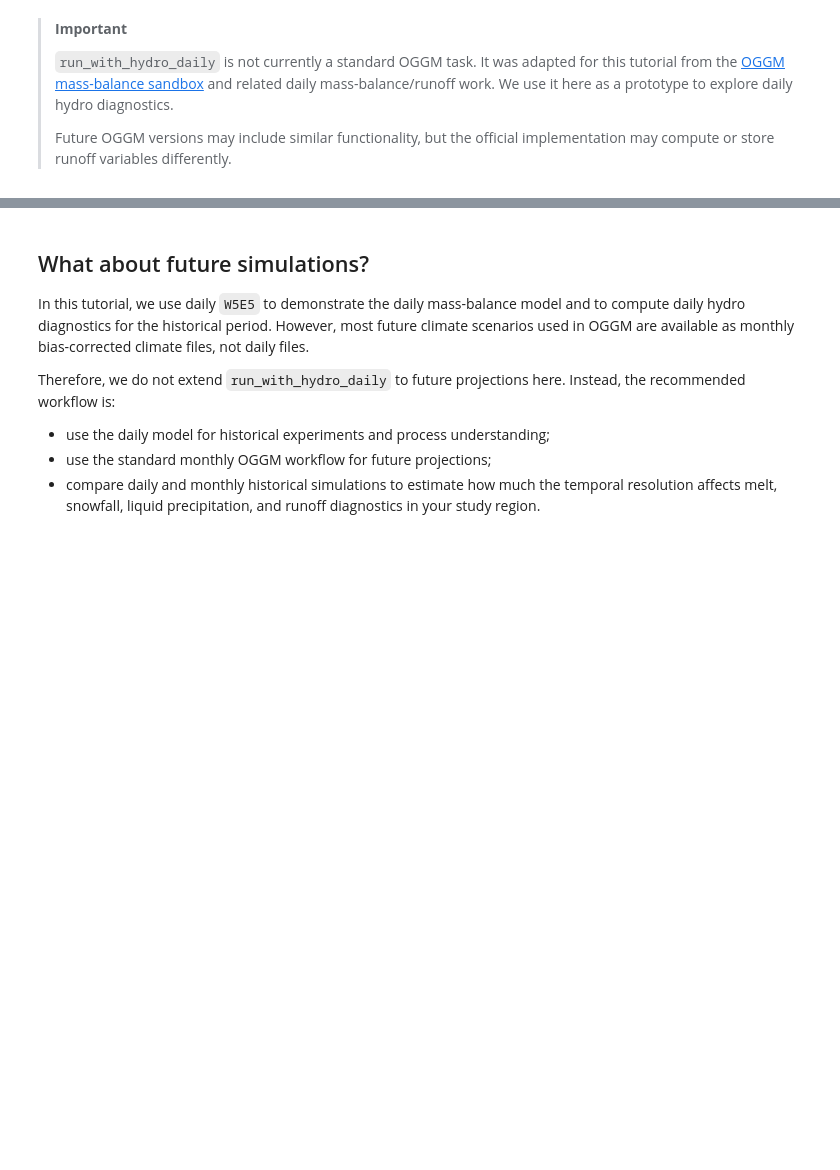
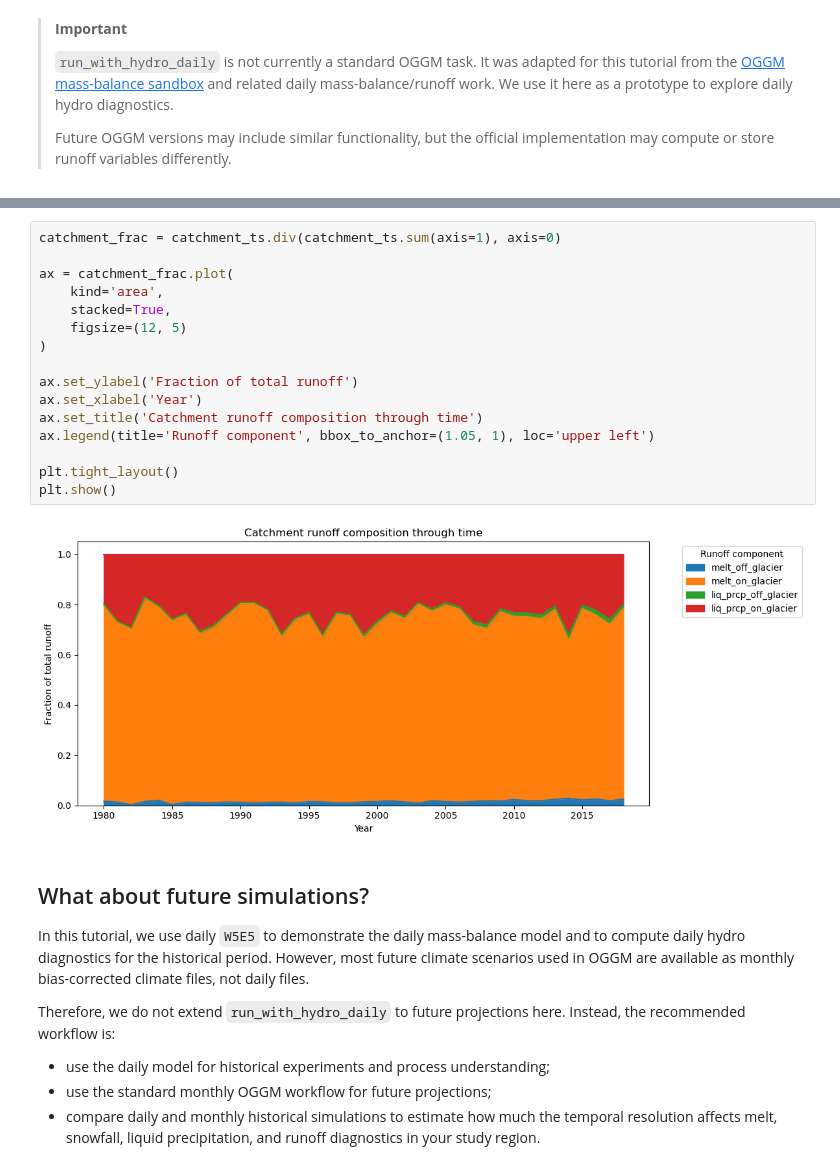
Before and after one commit to bearecinos/Lanzhou_workshop_oggm_tutorials, a Jupyter notebook: advance/Daily_TIM_an_introduction.ipynb, the cells around one changed output, grey strips where cells are left out. Saved outputs shown, nothing was run; the diff lists cells and outputs as text; blank space fills up the shorter version.

```diff
--- a/advance/Daily_TIM_an_introduction.ipynb
+++ b/advance/Daily_TIM_an_introduction.ipynb
@@ -347,3 +581,21 @@ workflow.execute_entity_task(
+# %%
+catchment_frac = catchment_ts.div(catchment_ts.sum(axis=1), axis=0)
+
+ax = catchment_frac.plot(
+    kind='area',
+    stacked=True,
+    figsize=(12, 5)
+)
+
+ax.set_ylabel('Fraction of total runoff')
+ax.set_xlabel('Year')
+ax.set_title('Catchment runoff composition through time')
+ax.legend(title='Runoff component', bbox_to_anchor=(1.05, 1), loc='upper left')
+
+plt.tight_layout()
+plt.show()
+# %% [output]
+[figure, added]
 # %% [markdown]
 ## What about future simulations?
 
```
Also changed, not shown: parts of 19 cells of this notebook, 1 other file.
